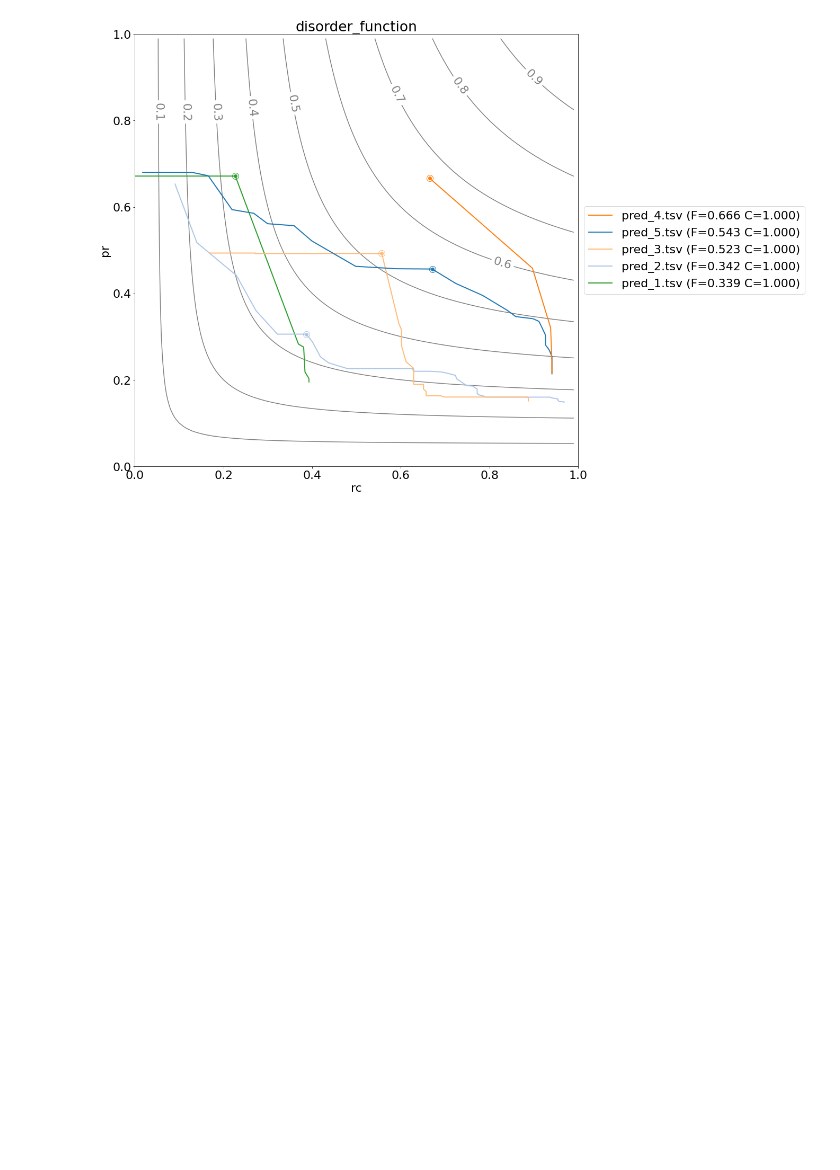
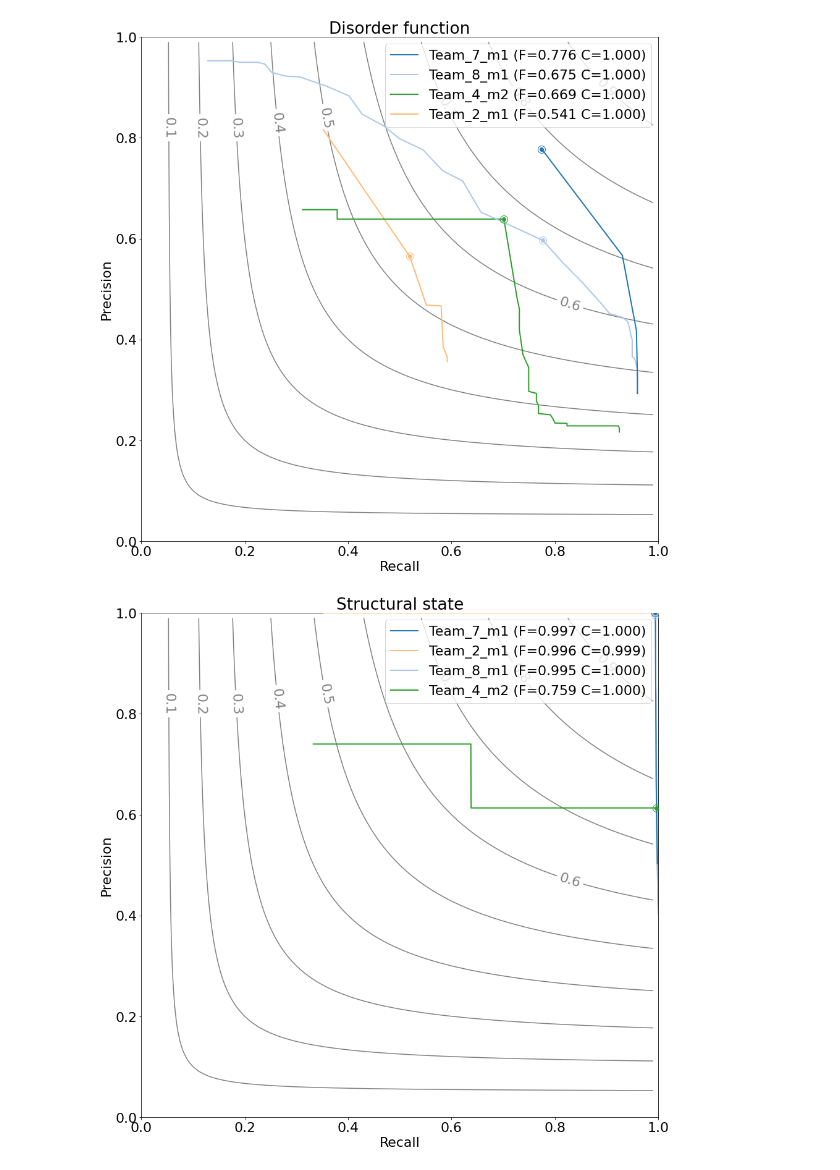
Before and after one commit to BioComputingUP/CAFA-evaluator, a Jupyter notebook: src/plot.ipynb, the cells around one changed output. Cells and saved outputs as stored; diff of their text form; code cells hidden in the pictures; blank space fills up the shorter version.

Commit message:
wiki figures

```diff
--- a/src/plot.ipynb
+++ b/src/plot.ipynb
@@ -5,14 +5,25 @@ import numpy as np
 plt.set_loglevel("info")
 # %%
 # Input
-df_file = "results/evaluation_all.tsv"
-out_folder = "results"
+# df_file = "results/evaluation_all.tsv"
+# out_folder = "results"
+
+# df_file = "../../CAFA-evaluator_data/cafa4_idpo_evaluation/results_go/evaluation_all.tsv"
+# out_folder = "../../CAFA-evaluator_data/cafa4_idpo_evaluation/results_go"
+
+df_file = "../../CAFA-evaluator_data/cafa4_idpo_evaluation/results_idpo/evaluation_all.tsv"
+out_folder = "../../CAFA-evaluator_data/cafa4_idpo_evaluation/results_idpo"
 
 # Set to None if you don't want to use it. Results will not be grouped/filtered by team
-names_file = None
+# names_file = None
+
+names_file = "../../CAFA-evaluator_data/cafa4_idpo_evaluation/names.tsv"
 
 # Cumulate the last column of the cols variable, e.g. "pr" --> precision, so that the curves are monotonic as in CAFA
 cumulate = True
+
+# Methods with coverage below this threshold will not be plotted
+coverage_threshold = 0.3
 
 # Select a metric
 metric, cols = ('f', ['rc', 'pr'])
@@ -42,7 +53,7 @@ if names_file is None:
     df['is_baseline'] = False
 else:
     # Set method information (optional)
-    methods = pd.read_csv(names_file, delim_whitespace=True)
+    methods = pd.read_csv(names_file, delim_whitespace=True, header=0)
     df = pd.merge(df, methods, on='filename', how='left')
     df['group'].fillna(df['filename'], inplace=True)
     df['label'].fillna(df['filename'], inplace=True)
@@ -50,6 +61,7 @@ else:
         df['is_baseline'] = False
     else:
         df['is_baseline'].fillna(False, inplace=True)
+    print(methods)
 df = df.drop(columns='filename').set_index(['group', 'label', 'ns', 'tau'])
 df
 # %% [output]
@@ -91,0 +119,4 @@ df
+# %%
+# Filter by coverage
+df = df[df['cov'] >= coverage_threshold]
+df
@@ -174,35 +249,46 @@ plt.rcParams.update({'font.size': 22})
 x = np.arange(0.01, 1, 0.01)
 y = np.arange(0.01, 1, 0.01)
 X, Y = np.meshgrid(x, y)
 Z = 2 * X * Y / (X + Y)
 
 for ns, df_g in df_best.groupby(level='ns'):
     fig, ax = plt.subplots(figsize=(15, 15))
 
      # Contour lines
     if metric in ['f', 'wf']:
         CS = ax.contour(X, Y, Z, np.arange(0.1, 1.0, 0.1), colors='gray')
         ax.clabel(CS, inline=True)#, fontsize=10)
 
+    # Iterate methods
     for i, (index, row) in enumerate(df_g.sort_values(by=[metric, 'max_cov'], ascending=[False if metric in ['f', 'wf'] else True, False]).iterrows()):
         # print(row)
         data = df_methods.loc[index[:-1]]
+
+        # Precision-recall curves
         ax.plot(data[cols[0]], data[cols[1]], color=row['colors'], label=row['label'], lw=2, zorder=500-i)
+
+        # F-max dots
         ax.plot(row[cols[0]], row[cols[1]], color=row['colors'], marker='o', markersize=12, mfc='none', zorder=1000-i)
         ax.plot(row[cols[0]], row[cols[1]], color=row['colors'], marker='o', markersize=6, zorder=1000-i)
 
-    ax.legend(loc='center left', bbox_to_anchor=(1, 0.5))
+    # ax.legend(loc='center left', bbox_to_anchor=(1, 0.5))
 
     plt.xlim(0, max(1, df_best.loc[:,:,ns,:][cols[0]].max()))
     plt.ylim(0, max(1, df_best.loc[:,:,ns,:][cols[1]].max()))
 
-    ax.set_title(ns)
-    ax.set_xlabel(cols[0])
-    ax.set_ylabel(cols[1])
+    # ax.set_title(ns)
+    # ax.set_xlabel(cols[0])
+    # ax.set_ylabel(cols[1])
+
+    ax.legend()
+    ax.set_title(ns.replace('_', ' ').capitalize())
+    ax.set_xlabel('Recall')
+    ax.set_ylabel('Precision')
 
 
 
     plt.savefig("{}/fig_{}_{}.png".format(out_folder, metric, ns), bbox_inches='tight')
     # plt.clf()
 # %% [output]
-[figure, old version]
+[figure, new version]
+[figure, added]
```
Also changed, not shown: parts of 10 cells of this notebook, 4 other files.
